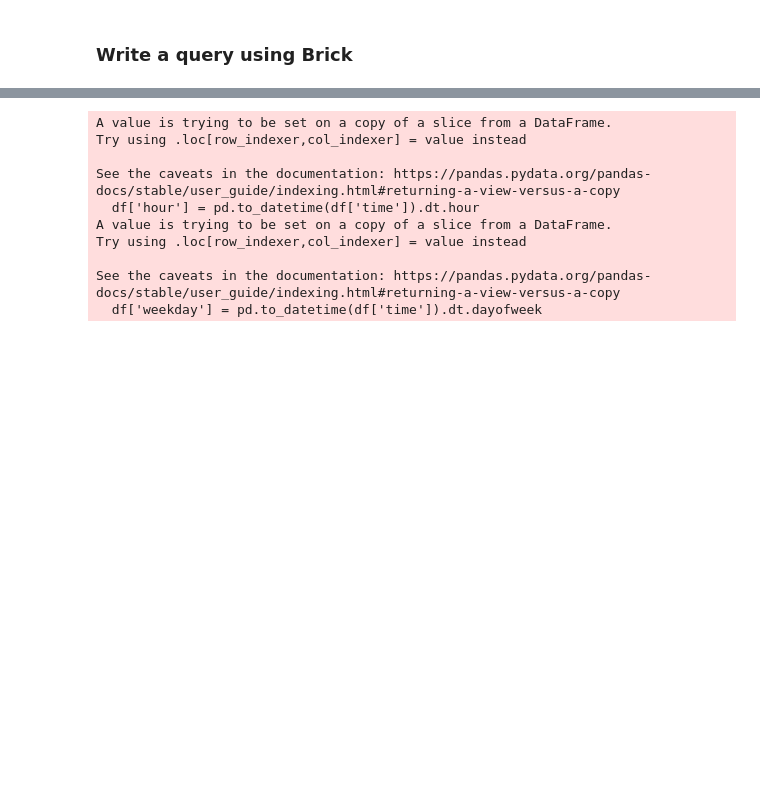
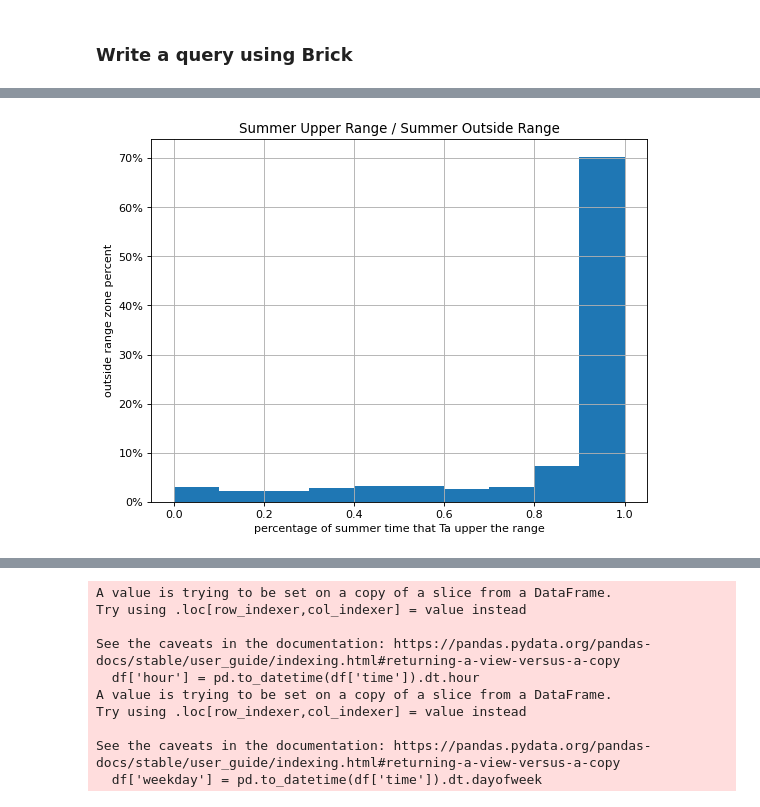
Before and after one commit to ruijis/mortardata_comfort_evaluation, a Jupyter notebook: demo.ipynb, the cells around one changed output, grey strips where cells are left out. Drawn from its saved outputs; the diff is of its cells as text; code cells hidden in the pictures; blank space fills up the shorter version.

```diff
--- a/demo.ipynb
+++ b/demo.ipynb
@@ -147,0 +288,12 @@ data
+# %%
+
+plt.figure(figsize=(8, 6), dpi=80)
+plt.hist(x3, bins=10, weights=np.ones(len(x3))/len(x3))
+plt.xlabel('percentage of summer time that Ta upper the range')
+plt.ylabel('outside range zone percent')
+plt.title('Summer Upper Range / Summer Outside Range')
+plt.grid(True)
+plt.gca().yaxis.set_major_formatter(PercentFormatter(1))
+plt.show()
+# %% [output]
+[figure, added]
```
Also changed, not shown: parts of 44 cells of this notebook, 1 other file.
